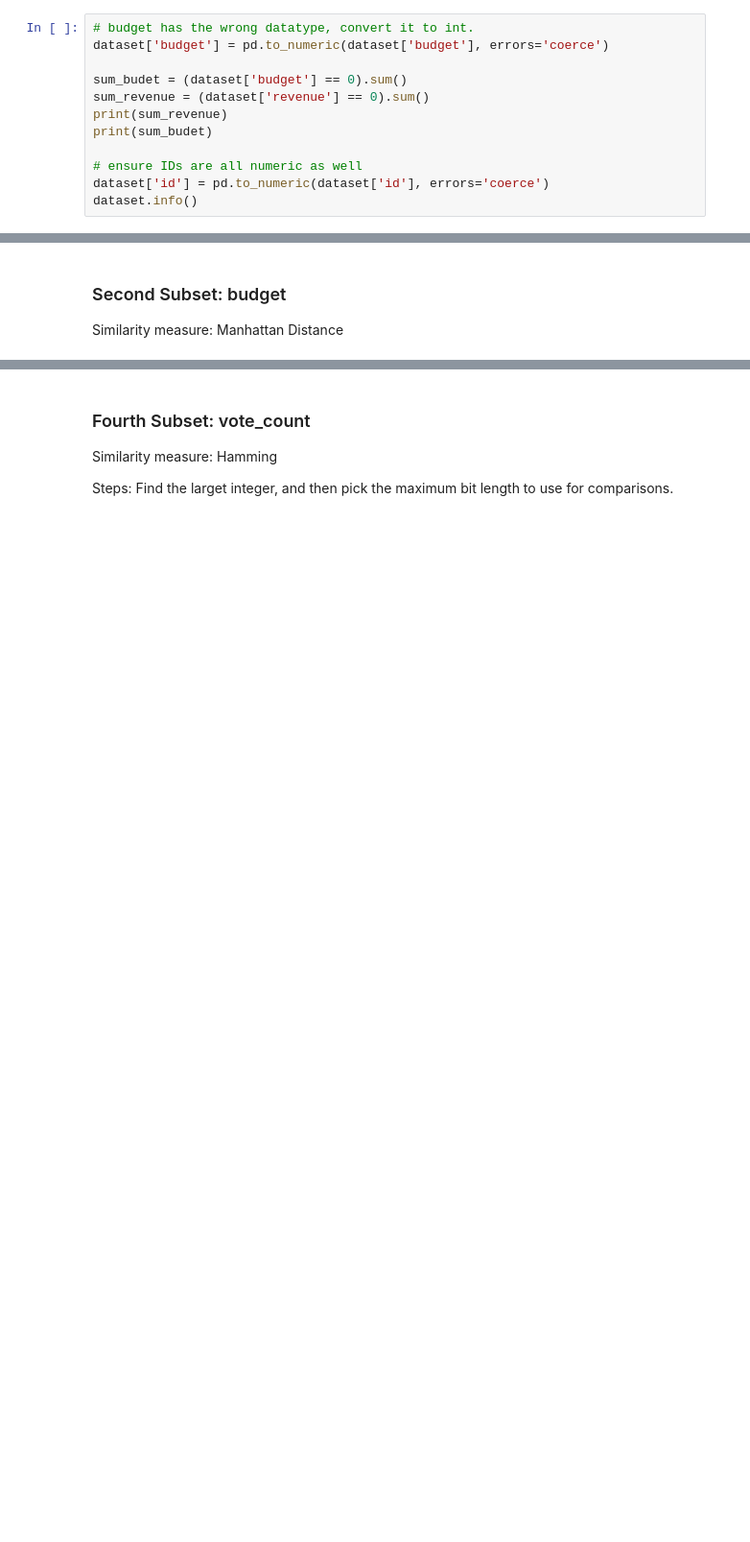
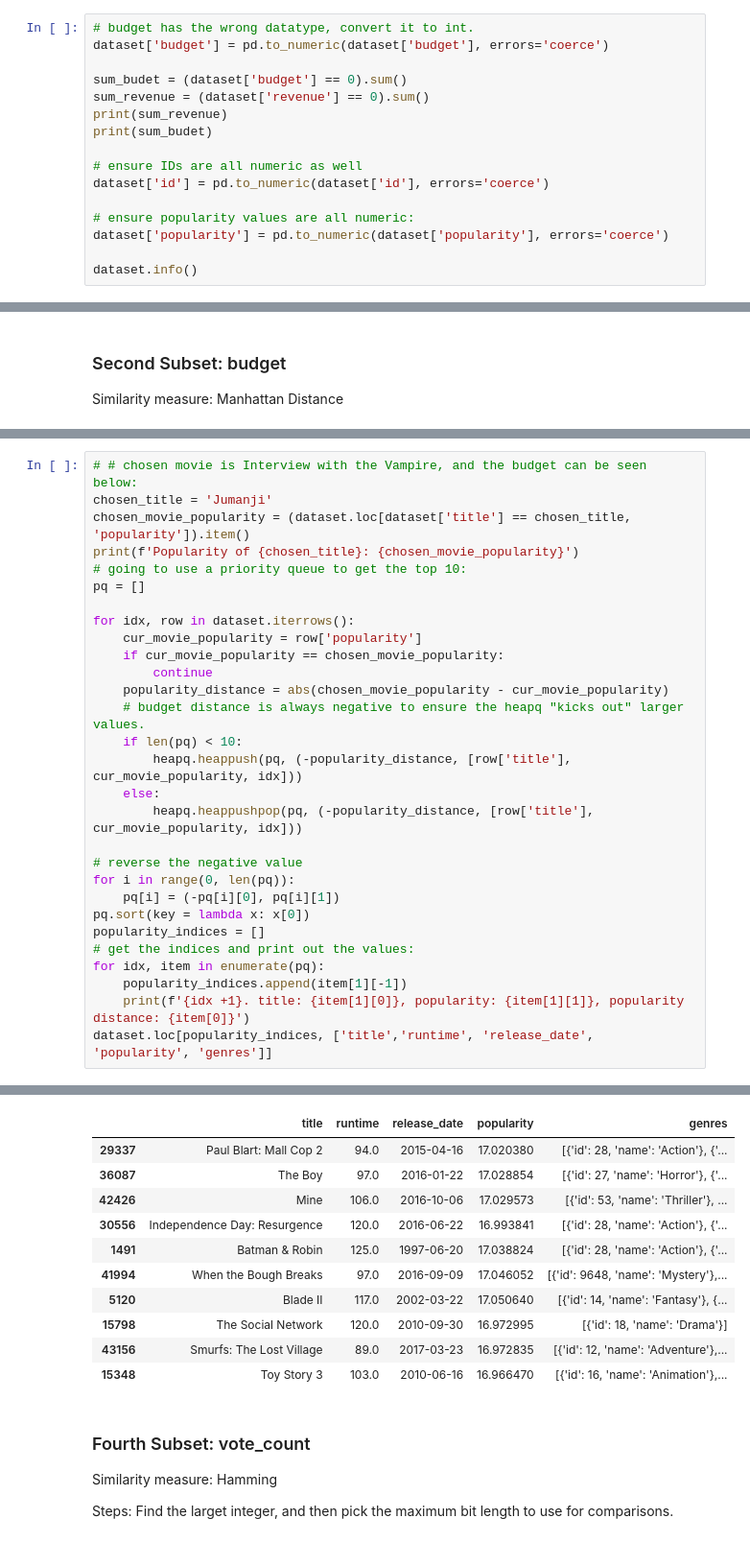
Before and after one commit to CLFrod/CSI4142A4, a Jupyter notebook: Assignment4.ipynb, the cells around one changed output, grey strips where cells are left out. Shown: that part at 96% size. Drawn from its saved outputs; the diff is of its cells as text; blank space fills up the shorter version.

```diff
--- a/Assignment4.ipynb
+++ b/Assignment4.ipynb
@@ -257,4 +345,8 @@ print(sum_budet)
 
 # ensure IDs are all numeric as well
 dataset['id'] = pd.to_numeric(dataset['id'], errors='coerce')
+
+# ensure popularity values are all numeric:
+dataset['popularity'] = pd.to_numeric(dataset['popularity'], errors='coerce')
+
 dataset.info()
@@ -328,0 +484,30 @@ Similarity measure: Euclidean
+# %%
+# # chosen movie is Interview with the Vampire, and the budget can be seen below:
+chosen_title = 'Jumanji'
+chosen_movie_popularity = (dataset.loc[dataset['title'] == chosen_title, 'popularity']).item()
+print(f'Popularity of {chosen_title}: {chosen_movie_popularity}')
+# going to use a priority queue to get the top 10:
+pq = []
+
+for idx, row in dataset.iterrows():
+    cur_movie_popularity = row['popularity']
+    if cur_movie_popularity == chosen_movie_popularity:
+        continue
+    popularity_distance = abs(chosen_movie_popularity - cur_movie_popularity)
+    # budget distance is always negative to ensure the heapq "kicks out" larger values.
+    if len(pq) < 10:
+        heapq.heappush(pq, (-popularity_distance, [row['title'], cur_movie_popularity, idx]))
+    else:
+        heapq.heappushpop(pq, (-popularity_distance, [row['title'], cur_movie_popularity, idx]))
+
+# reverse the negative value
+for i in range(0, len(pq)):
+    pq[i] = (-pq[i][0], pq[i][1])
+pq.sort(key = lambda x: x[0])
+popularity_indices = []
+# get the indices and print out the values:
+for idx, item in enumerate(pq):
+    popularity_indices.append(item[1][-1])
+    print(f'{idx +1}. title: {item[1][0]}, popularity: {item[1][1]}, popularity distance: {item[0]}')
+dataset.loc[popularity_indices, ['title','runtime', 'release_date', 'popularity', 'genres']]
+# %% [output]
@@ -329,3 +525,14 @@ Similarity measure: Euclidean
+|  | title | runtime | release_date | popularity | genres |
+| 29337 | Paul Blart: Mall Cop 2 | 94.0 | 2015-04-16 | 17.020380 | [{'id': 28, 'name': 'Action'}, {'... |
+| 36087 | The Boy | 97.0 | 2016-01-22 | 17.028854 | [{'id': 27, 'name': 'Horror'}, {'... |
+| 42426 | Mine | 106.0 | 2016-10-06 | 17.029573 | [{'id': 53, 'name': 'Thriller'}, ... |
+| 30556 | Independence Day: Resurgence | 120.0 | 2016-06-22 | 16.993841 | [{'id': 28, 'name': 'Action'}, {'... |
+| 1491 | Batman & Robin | 125.0 | 1997-06-20 | 17.038824 | [{'id': 28, 'name': 'Action'}, {'... |
+| 41994 | When the Bough Breaks | 97.0 | 2016-09-09 | 17.046052 | [{'id': 9648, 'name': 'Mystery'},... |
+| 5120 | Blade II | 117.0 | 2002-03-22 | 17.050640 | [{'id': 14, 'name': 'Fantasy'}, {... |
+| 15798 | The Social Network | 120.0 | 2010-09-30 | 16.972995 | [{'id': 18, 'name': 'Drama'}] |
+| 43156 | Smurfs: The Lost Village | 89.0 | 2017-03-23 | 16.972835 | [{'id': 12, 'name': 'Adventure'},... |
+| 15348 | Toy Story 3 | 103.0 | 2010-06-16 | 16.966470 | [{'id': 16, 'name': 'Animation'},... |
 # %% [markdown]
 ### Fourth Subset: vote_count
 Similarity measure: Hamming
```
Also changed, not shown: parts of 15 cells of this notebook.
